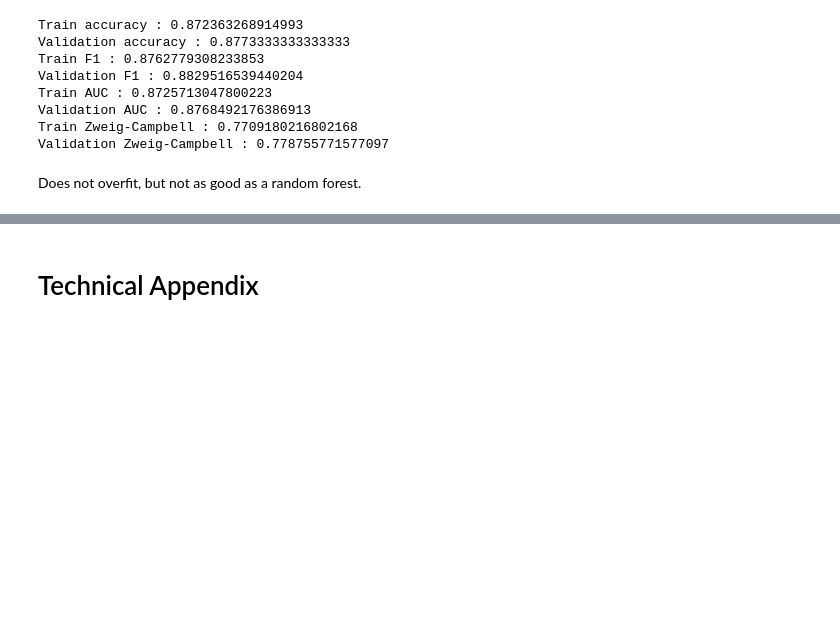
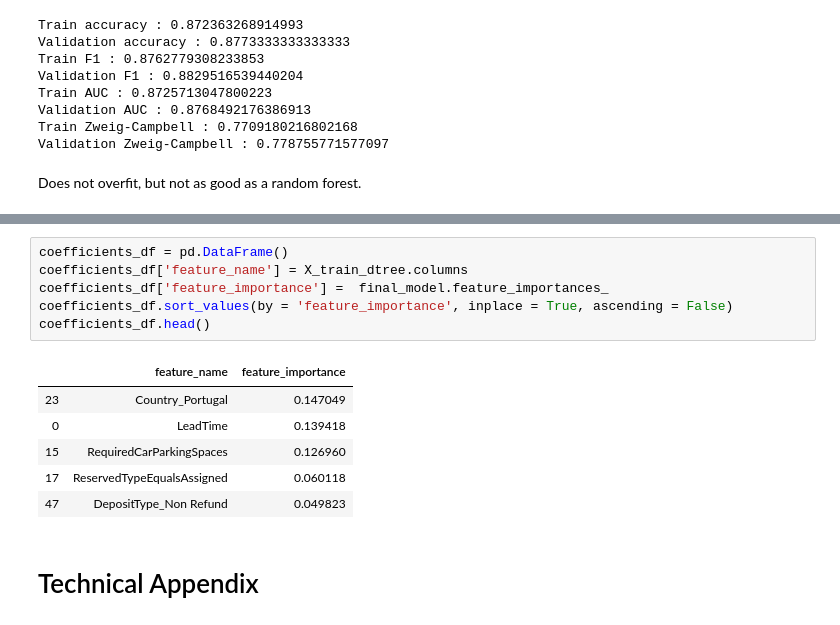
Before and after one commit to MatePocs/hotel_reserve_cancellations, a Jupyter notebook: 02_modelling.ipynb, the cells around one changed output, grey strips where cells are left out. Drawn from its saved outputs; the diff is of its cells as text; blank space fills up the shorter version.

```diff
--- a/02_modelling.ipynb
+++ b/02_modelling.ipynb
@@ -903,3 +1085,16 @@ Does not overfit, but not as good as a random forest.
+# %%
+coefficients_df = pd.DataFrame()
+coefficients_df['feature_name'] = X_train_dtree.columns
+coefficients_df['feature_importance'] =  final_model.feature_importances_
+coefficients_df.sort_values(by = 'feature_importance', inplace = True, ascending = False)
+coefficients_df.head()
+# %% [output]
+|  | feature_name | feature_importance |
+| 23 | Country_Portugal | 0.147049 |
+| 0 | LeadTime | 0.139418 |
+| 15 | RequiredCarParkingSpaces | 0.126960 |
+| 17 | ReservedTypeEqualsAssigned | 0.060118 |
+| 47 | DepositType_Non Refund | 0.049823 |
 # %% [markdown]
 # Technical Appendix
 # %% [markdown]
```
Also changed, not shown: parts of 39 cells of this notebook.
